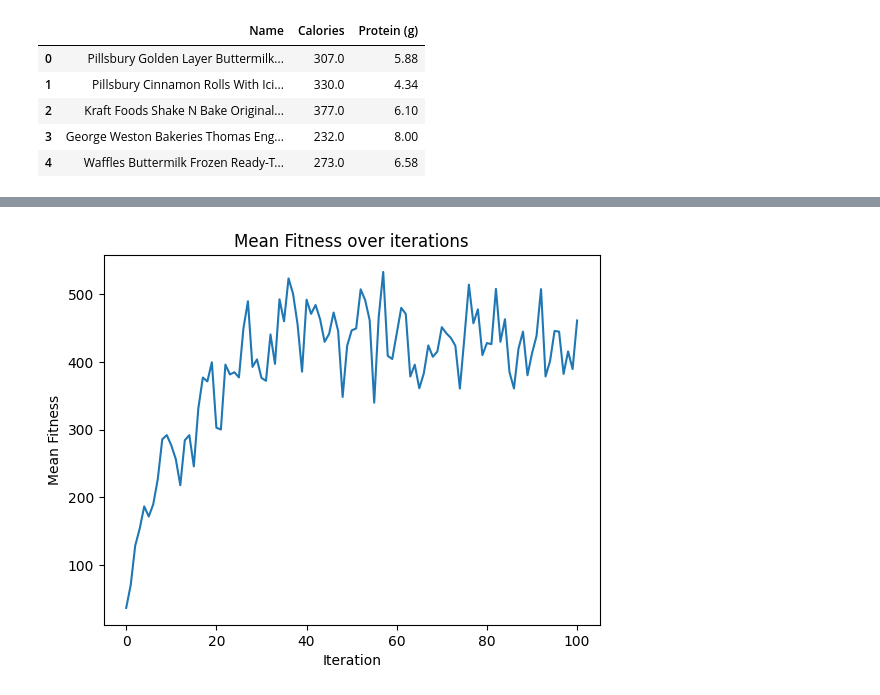
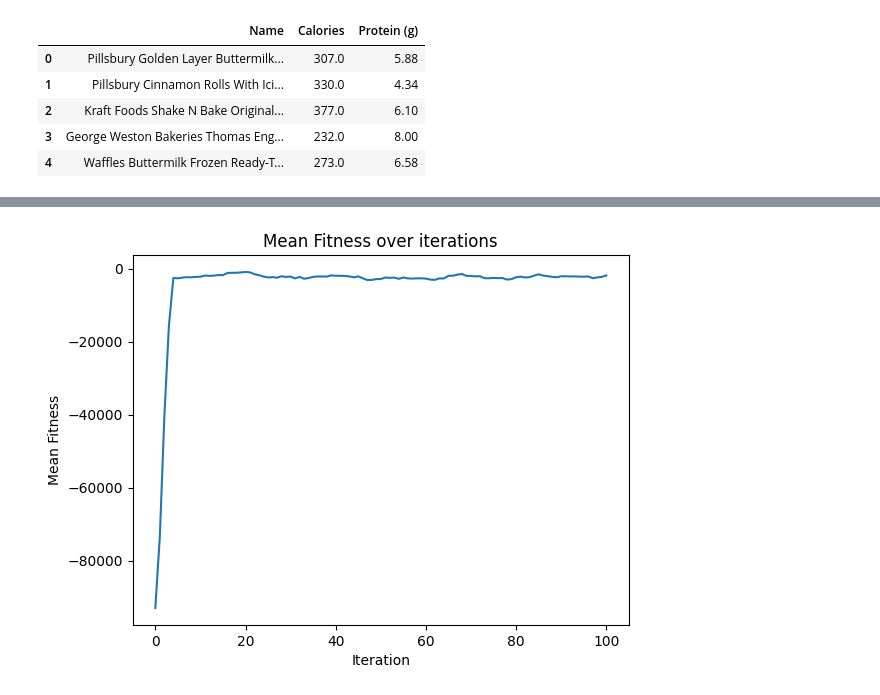
Before and after one commit to altayelmas/genetic, a Jupyter notebook: proje.ipynb, the cells around one changed output, grey strips where cells are left out. Drawn from its saved outputs; the diff is of its cells as text; code cells hidden in the pictures.

Commit message:
performCrossover implemented, bug fix

```diff
--- a/proje.ipynb
+++ b/proje.ipynb
@@ -98,6 +98,6 @@ def initializePopulationWithMaxWeight(populationSize: int, chromosomeSize: int,
 
     return population
 # %%
-def sortPopulation(population: list[list], maxWeight: int, negative: bool, penaltyFactor: int = 1.5):
+def sortPopulation(population: list[list], maxWeight: int, negative: bool, penaltyFactor: float = 1.5):
     return sorted(population, key=lambda individual: calculateFitness(individual, maxWeight, negative, penaltyFactor), reverse=True)
 # %%
@@ -204,7 +206,7 @@ def multiplePointCrossover(firstParent: list, secondParent: list):
 
     return [firstOffspring, secondOffspring]
 # %%
-def uniformCrossover(firstParent: list, secondParent: list, maxWeight: int, penaltyFactor: int = 1.5):
+def uniformCrossover(firstParent: list, secondParent: list, maxWeight: int, penaltyFactor: float = 1.5):
     firstFitness = calculateFitness(firstParent, maxWeight, True, penaltyFactor)
     secondFitness = calculateFitness(secondParent, maxWeight, True, penaltyFactor)
 
@@ -238,6 +240,19 @@ def uniformCrossover(firstParent: list, secondParent: list, maxWeight: int, pena
         i += 1
 
     return [firstOffspring, secondOffspring]
+# %%
+import random
+
+def performCrossover(firstParent: list, secondParent: list, crossoverType: str, crossoverRate: float, maxWeight: int, penaltyFactor: float = 1.5):
+    randomProb = random.random()
+    if not (randomProb < crossoverRate):
+        return [firstParent, secondParent]
+    if crossoverRate == "single":
+        return singlePointCrossover(firstParent, secondParent)
+    elif crossoverRate == "multiple":
+        return multiplePointCrossover(firstParent, secondParent)
+    else:
+        return uniformCrossover(firstParent, secondParent, maxWeight, penaltyFactor)
 # %%
 firstParent = [0, 0 , 1, 1, 0, 1]
 secondParent = [1, 1, 0, 0, 0, 1]
@@ -271,55 +286,63 @@ maxWeight = 1000
 #population = initializePopulation(populationSize, chromosomeSize, seed)
 population = initializePopulationWithMaxWeight(populationSize, chromosomeSize, maxWeight, seed, 0.75)
 
-def geneticAlgorithm(population: list[list], maxWeight: int, generations: int, elitSize: int, penaltyFactor: int = 1.5):
+def geneticAlgorithm(population: list[list],
+                     maxWeight: int,
+                     generations: int,
+                     crossoverRate: float,
+                     crossoverType: str,
+                     elitSize: int,
+                     penaltyFactor: float = 1.5):
 
     meanFitness = []
-    fitnessList = [calculateFitness(i, maxWeight, False, penaltyFactor) for i in population]
+    fitnessList = [calculateFitness(i, maxWeight, True, penaltyFactor) for i in population]
     mean = np.mean(fitnessList)
     meanFitness.append(mean)
 
 
     for i in range(generations):
-        sortedPopulation = sortPopulation(population, maxWeight, False, penaltyFactor)
+        sortedPopulation = sortPopulation(population, maxWeight, True, penaltyFactor)
         new_population = sortedPopulation[:elitSize]
         while len(new_population) != len(population):
 
-            #firstIndividual = tournamentSelection(population, 2, maxWeight, penaltyFactor)
-            #secondIndividual = tournamentSelection(population, 2, maxWeight, penaltyFactor)
+            firstIndividual = tournamentSelection(population, 2, maxWeight, penaltyFactor)
+            secondIndividual = tournamentSelection(population, 2, maxWeight, penaltyFactor)
 
-            firstIndividual = rouletteWheelSelection(population, maxWeight, penaltyFactor)
-            secondIndividual = rouletteWheelSelection(population, maxWeight, penaltyFactor)
+            #firstIndividual = rouletteWheelSelection(population, maxWeight, penaltyFactor)
+            #secondIndividual = rouletteWheelSelection(population, maxWeight, penaltyFactor)
 
             #offsprings = singlePointCrossover(firstIndividual, secondIndividual)
-            offsprings = uniformCrossover(firstIndividual, secondIndividual, maxWeight, penaltyFactor)
+            offsprings = performCrossover(firstIndividual, secondIndividual, crossoverType, crossoverRate, maxWeight, penaltyFactor)
             #offsprings = multiplePointCrossover(firstIndividual, secondIndividual)
             offsprings[0] = mutation(offsprings[0], len(offsprings[0]))
             offsprings[1] = mutation(offsprings[1], len(offsprings[1]))
 
             new_population.extend(offsprings)
 
         population = new_population
         #print(f"Generation {i}")
         #print(population)
 
-        fitnessList = [calculateFitness(i, maxWeight, False, penaltyFactor) for i in population]
+        fitnessList = [calculateFitness(i, maxWeight, True, penaltyFactor) for i in population]
         mean = np.mean(fitnessList)
         meanFitness.append(mean)
 
     x = np.arange(0, generations + 1)
     plt.plot(x, meanFitness)
     plt.title("Mean Fitness over iterations")
     plt.xlabel("Iteration")
     plt.ylabel("Mean Fitness")
 
     return population
 
 generations = 100
-elitismSize = 0
+elitismSize = 2
 penaltyFactor = 1.2
-new = geneticAlgorithm(population, maxWeight, generations, elitismSize, penaltyFactor)
+crossoverRate = 1
+crossoverType = "uniform"
+new = geneticAlgorithm(population, maxWeight, generations,crossoverRate, crossoverType, elitismSize, penaltyFactor)
 # %% [output]
-[figure, old version]
+[figure, new version]
 # %%
 sortedNew = sortPopulation(new, maxWeight, True, penaltyFactor)
 
```
Also changed, not shown: parts of 8 cells of this notebook.
